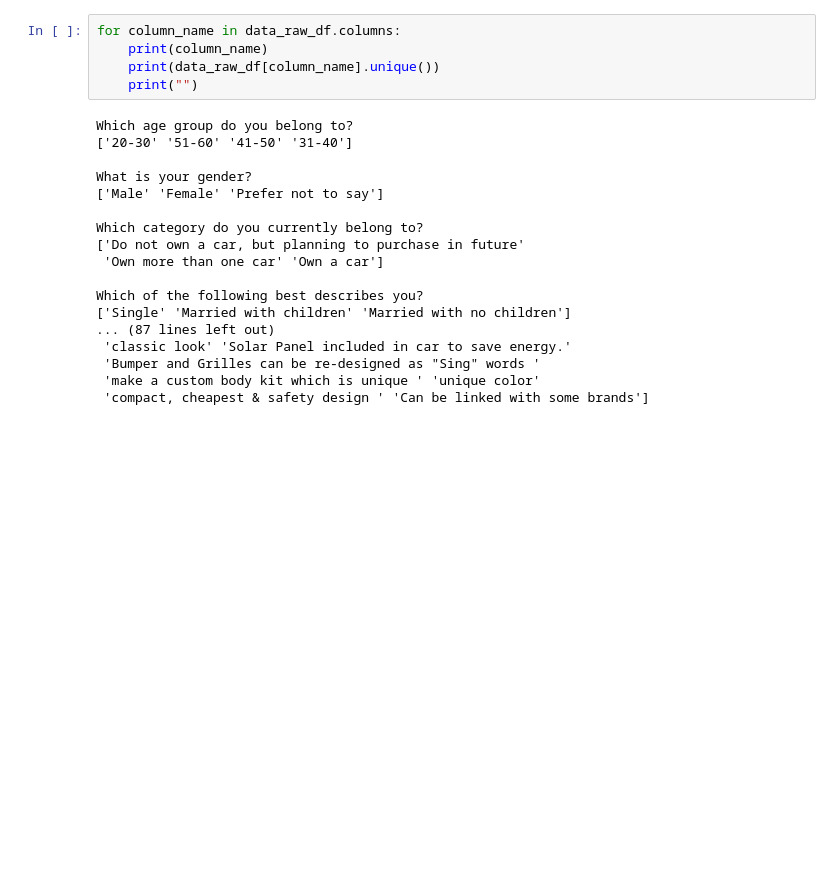
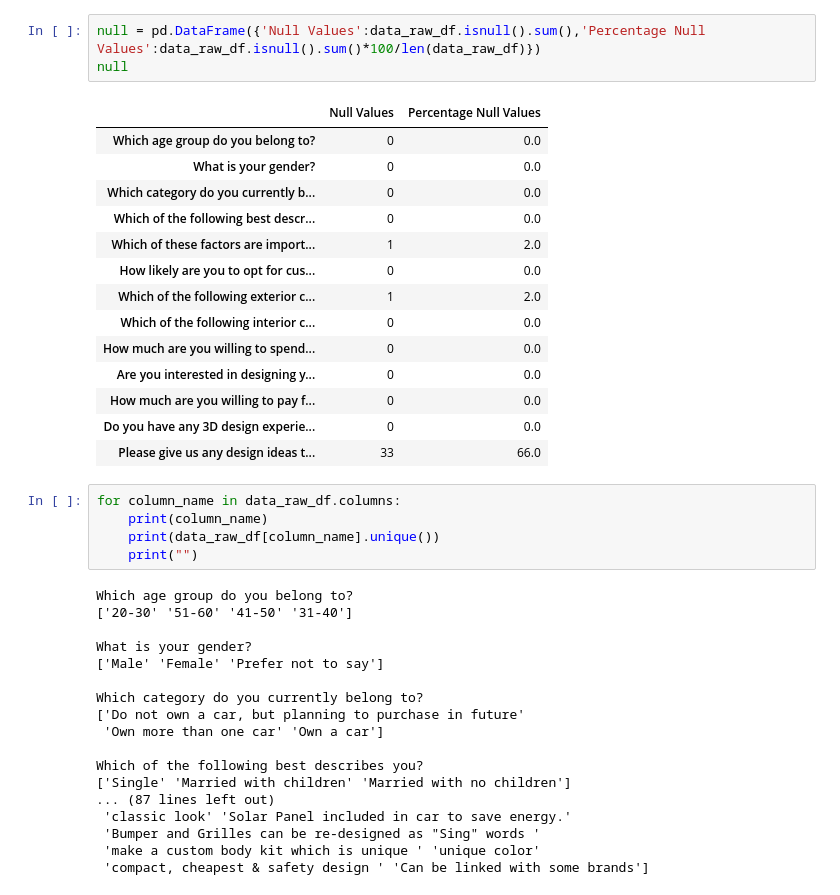
Before and after one commit to bentjh01/MA4829_Machine_Intelligence, a Jupyter notebook: data_exploration.ipynb, the cells around one changed output. Saved outputs shown, nothing was run; the diff lists cells and outputs as text; blank space fills up the shorter version.

```diff
--- a/data_exploration.ipynb
+++ b/data_exploration.ipynb
@@ -18,6 +50,24 @@ data_raw_df.describe()
 | unique | 4 | 3 | 3 | 3 | ... |
 | top | 20-30 | Male | Do not own a car, but planning to... | Single | ... |
 | freq | 41 | 32 | 36 | 38 | ... |
+# %%
+null = pd.DataFrame({'Null Values':data_raw_df.isnull().sum(),'Percentage Null Values':data_raw_df.isnull().sum()*100/len(data_raw_df)})
+null
+# %% [output]
+|  | Null Values | Percentage Null Values |
+| Which age group do you belong to? | 0 | 0.0 |
+| What is your gender? | 0 | 0.0 |
+| Which category do you currently b... | 0 | 0.0 |
+| Which of the following best descr... | 0 | 0.0 |
+| Which of these factors are import... | 1 | 2.0 |
+| How likely are you to opt for cus... | 0 | 0.0 |
+| Which of the following exterior c... | 1 | 2.0 |
+| Which of the following interior c... | 0 | 0.0 |
+| How much are you willing to spend... | 0 | 0.0 |
+| Are you interested in designing y... | 0 | 0.0 |
+| How much are you willing to pay f... | 0 | 0.0 |
+| Do you have any 3D design experie... | 0 | 0.0 |
+| Please give us any design ideas t... | 33 | 66.0 |
 # %%
 for column_name in data_raw_df.columns:
     print(column_name)
```
Also changed, not shown: parts of 18 cells of this notebook.
